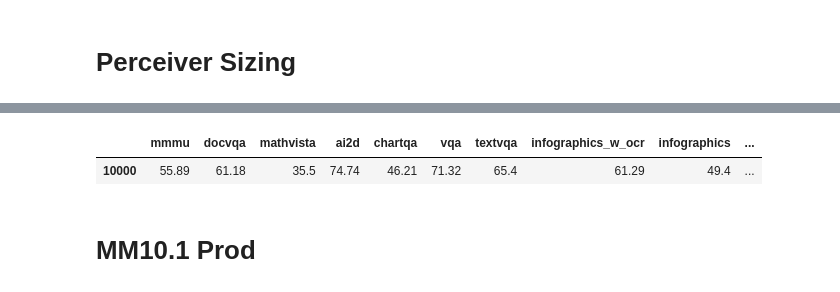
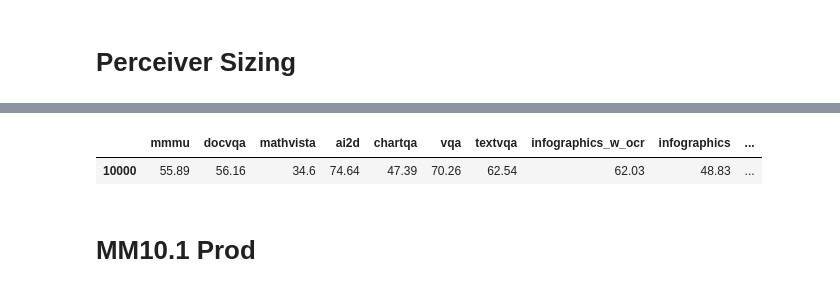
Before and after one commit to harrytranx/experiments, a Jupyter notebook: ablations/eval.ipynb, the cells around one changed output, grey strips where cells are left out. Cells and saved outputs as stored; diff of their text form; code cells hidden in the pictures.

```diff
--- a/ablations/eval.ipynb
+++ b/ablations/eval.ipynb
@@ -168,13 +180,13 @@ Llama3.1_70B_ViTG_layers22_dim4096_heads32_latents32_bz64_step4, checkpoint_late
 Llama3.1_70B_ViTG_layers30_dim4096_heads32_latents64_bz64_step4, checkpoint_latest=10300
 # %%
 read_eval_results(
-    watch_path="/fsx_3/bucket/tranx/checkpoints/perceiver_sizing/Llama3.1_70B_ViTG_layers22_dim4096_heads32_latents64_bz64_step8",
+    watch_path="/fsx_3/bucket/tranx/checkpoints/perceiver_sizing/Llama3.1_70B_ViTG_layers22_dim4096_heads32_latents128_bz32_step8",
     steps=[10000],
     read_format="report_mmai"
 )
 # %% [output]
 |  | mmmu | docvqa | mathvista | ai2d | chartqa | vqa | textvqa | infographics_w_ocr | infographics | ... |
-| 10000 | 55.89 | 61.18 | 35.5 | 74.74 | 46.21 | 71.32 | 65.4 | 61.29 | 49.4 | ... |
+| 10000 | 55.89 | 56.16 | 34.6 | 74.64 | 47.39 | 70.26 | 62.54 | 62.03 | 48.83 | ... |
 # %% [markdown]
 # MM10.1 Prod
 # %%
```
Also changed, not shown: parts of 3 cells of this notebook, 11 other files.
